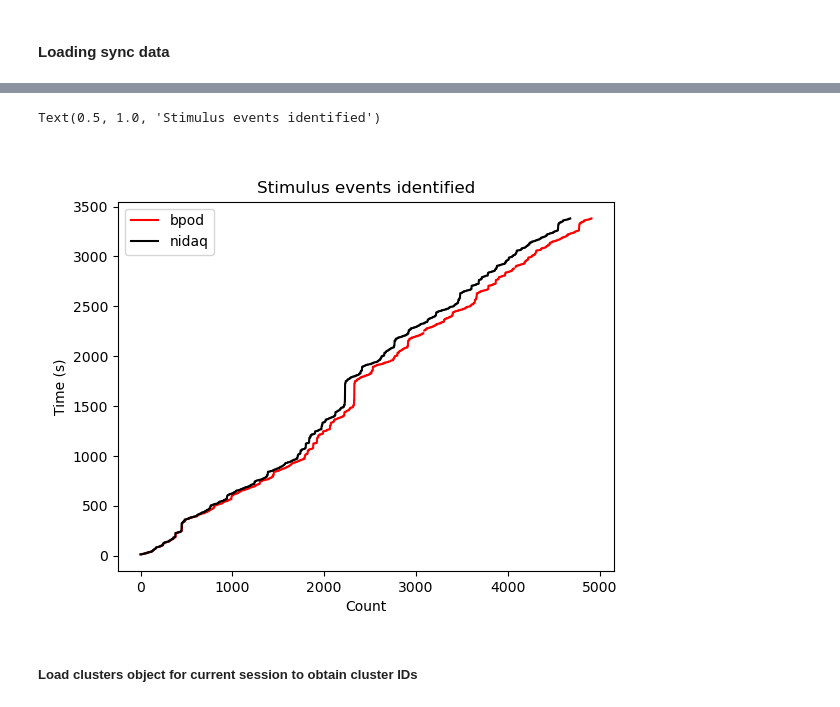
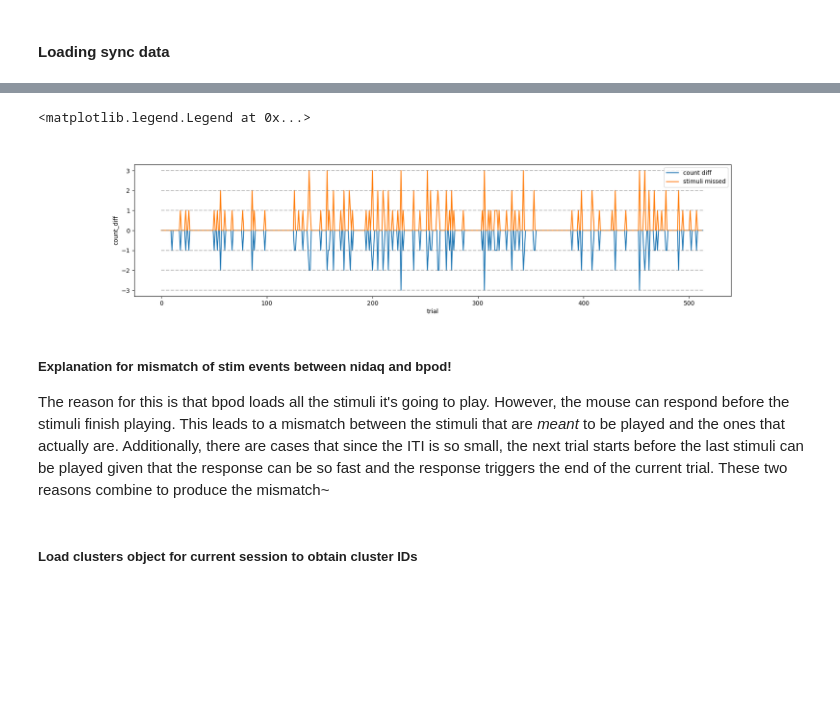
Before and after one commit to rojasgabriel/ephys, a Jupyter notebook: ephys_analysis_prototyping.ipynb, the cells around one changed output, grey strips where cells are left out. Saved outputs shown, nothing was run; the diff lists cells and outputs as text; code cells hidden in the pictures; blank space fills up the shorter version.

```diff
--- a/sorting.ipynb
+++ b/ephys_analysis_prototyping.ipynb
@@ -95,14 +93,49 @@ plt.vlines(stim_events_nidaq,15000,20000,'m') #stim events
-# %%
-plt.figure()
-plt.plot(np.hstack(stim_onsets), label = 'bpod', color = 'r')
-plt.plot(stim_events_nidaq, label = 'nidaq', color = 'k')
-plt.legend()
-plt.xlabel('Count')
-plt.ylabel('Time (s)')
-plt.title('Stimulus events identified')
-# %% [output]
-Text(0.5, 1.0, 'Stimulus events identified')
-[figure, removed]
+# %%
+# s = behavior_data.iloc[157].stimulus_event_timestamps
+# r = behavior_data.iloc[157].DemonWaitForResponse[1]
+# s < r
+
+stimuli_missed = []
+for trial in range(len(behavior_data)):
+    s = behavior_data.iloc[trial].stimulus_event_timestamps
+    r = behavior_data.iloc[trial].DemonWaitForResponse[1]
+    stimuli_missed.append(np.sum(s > r))
+
+nidaq_events_per_trial = []
+bpod_events_per_trial = []
+for trial, st_ts in enumerate(corrected_onsets[2]/srate):
+    if trial != len(corrected_onsets[2])-1:
+        nidaq_events_per_trial.append(len(np.where((corrected_onsets[2][trial]/srate < stim_events_nidaq) & (stim_events_nidaq < corrected_onsets[2][trial+1]/srate))[0]))
+        bpod_events_per_trial.append(len(np.where((corrected_onsets[2][trial]/srate < np.hstack(stim_onsets)) & (np.hstack(stim_onsets) < corrected_onsets[2][trial+1]/srate))[0]))
+    else:
+        nidaq_events_per_trial.append(len(np.where((corrected_onsets[2][trial]/srate < stim_events_nidaq))[0]))
+        bpod_events_per_trial.append(len(np.where((corrected_onsets[2][trial]/srate < np.hstack(stim_onsets)))[0]))
+
+# nidaq_events_per_trial[157], bpod_events_per_trial[157]
+
+count_diff = np.array(nidaq_events_per_trial) - np.array(bpod_events_per_trial)
+
+
+plt.figure(figsize=(18, 4))
+# plt.plot(nidaq_events_per_trial)
+# plt.plot(bpod_events_per_trial)
+plt.plot(count_diff, label='count diff')
+plt.plot(stimuli_missed, label='stimuli missed')
+plt.ylabel('count_diff')
+plt.xlabel('trial')
+plt.hlines(y = [3,2,1,0,-1,-2,-3], xmin=0, xmax=len(count_diff), colors='grey', alpha = 0.5, linestyles='dashed')
+plt.legend()
+
+# plt.scatter(response_time, count_diff, color='r', alpha = 0.5)
+# plt.ylabel('count_diff')
+# plt.xlabel('response_time')
+# plt.vlines(0.5, ymin=-3, ymax=0, color='grey', linestyles='dashed')
+# %% [output]
+<matplotlib.legend.Legend at 0x...>
+[figure, added]
+# %% [markdown]
+##### Explanation for mismatch of stim events between nidaq and bpod!
+The reason for this is that bpod loads all the stimuli it's going to play. However, the mouse can respond before the stimuli finish playing. This leads to a mismatch between the stimuli that are *meant* to be played and the ones that actually are. Additionally, there are cases that since the ITI is so small, the next trial starts before the last stimuli can be played given that the response can be so fast and the response triggers the end of the current trial. These two reasons combine to produce the mismatch~
 # %% [markdown]
 ##### Load clusters object for current session to obtain cluster IDs
 # %% [markdown]
```
Also changed, not shown: parts of 7 cells of this notebook, 3 other files.
